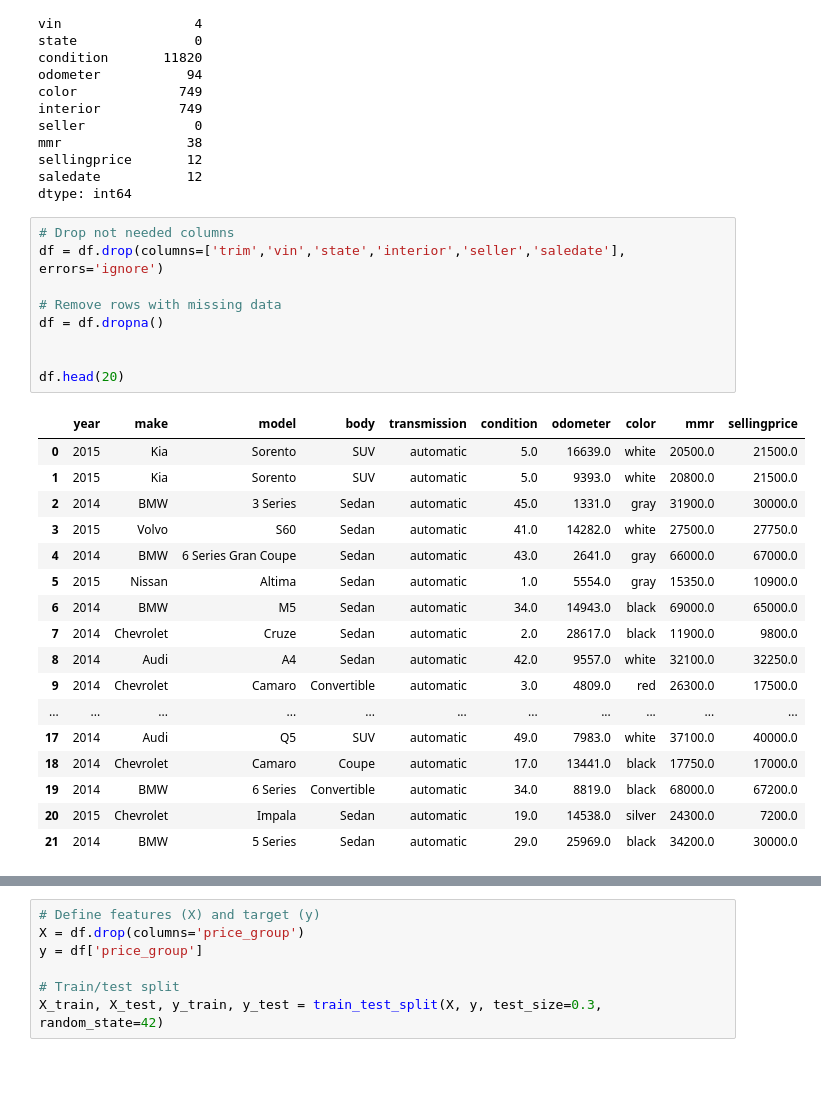
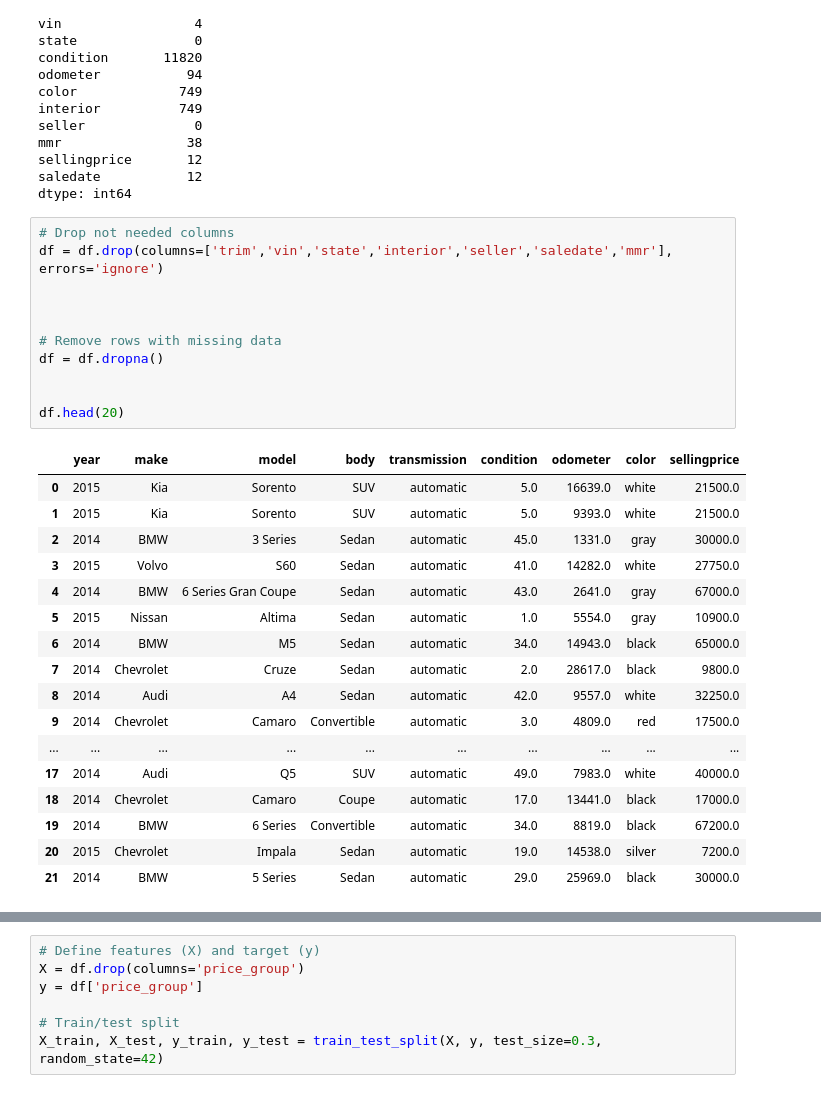
Before and after one commit to mjc136/DataScience, a Jupyter notebook: CarPricePredictor/CarPricePredictor.ipynb, the cells around one changed output, grey strips where cells are left out. Drawn from its saved outputs; the diff is of its cells as text.

```diff
--- a/CarPricePredictor/CarPricePredictor.ipynb
+++ b/CarPricePredictor/CarPricePredictor.ipynb
@@ -77,31 +77,33 @@ saledate           12
 dtype: int64
 # %%
 # Drop not needed columns
-df = df.drop(columns=['trim','vin','state','interior','seller','saledate'], errors='ignore')
+df = df.drop(columns=['trim','vin','state','interior','seller','saledate','mmr'], errors='ignore')
+
+
 
 # Remove rows with missing data
 df = df.dropna()
 
 
 df.head(20)
 # %% [output]
-|  | year | make | model | body | transmission | condition | odometer | color | mmr | sellingprice |
-| 0 | 2015 | Kia | Sorento | SUV | automatic | 5.0 | 16639.0 | white | 20500.0 | 21500.0 |
-| 1 | 2015 | Kia | Sorento | SUV | automatic | 5.0 | 9393.0 | white | 20800.0 | 21500.0 |
-| 2 | 2014 | BMW | 3 Series | Sedan | automatic | 45.0 | 1331.0 | gray | 31900.0 | 30000.0 |
-| 3 | 2015 | Volvo | S60 | Sedan | automatic | 41.0 | 14282.0 | white | 27500.0 | 27750.0 |
-| 4 | 2014 | BMW | 6 Series Gran Coupe | Sedan | automatic | 43.0 | 2641.0 | gray | 66000.0 | 67000.0 |
-| 5 | 2015 | Nissan | Altima | Sedan | automatic | 1.0 | 5554.0 | gray | 15350.0 | 10900.0 |
-| 6 | 2014 | BMW | M5 | Sedan | automatic | 34.0 | 14943.0 | black | 69000.0 | 65000.0 |
-| 7 | 2014 | Chevrolet | Cruze | Sedan | automatic | 2.0 | 28617.0 | black | 11900.0 | 9800.0 |
-| 8 | 2014 | Audi | A4 | Sedan | automatic | 42.0 | 9557.0 | white | 32100.0 | 32250.0 |
-| 9 | 2014 | Chevrolet | Camaro | Convertible | automatic | 3.0 | 4809.0 | red | 26300.0 | 17500.0 |
-| ... | ... | ... | ... | ... | ... | ... | ... | ... | ... | ... |
-| 17 | 2014 | Audi | Q5 | SUV | automatic | 49.0 | 7983.0 | white | 37100.0 | 40000.0 |
-| 18 | 2014 | Chevrolet | Camaro | Coupe | automatic | 17.0 | 13441.0 | black | 17750.0 | 17000.0 |
-| 19 | 2014 | BMW | 6 Series | Convertible | automatic | 34.0 | 8819.0 | black | 68000.0 | 67200.0 |
-| 20 | 2015 | Chevrolet | Impala | Sedan | automatic | 19.0 | 14538.0 | silver | 24300.0 | 7200.0 |
-| 21 | 2014 | BMW | 5 Series | Sedan | automatic | 29.0 | 25969.0 | black | 34200.0 | 30000.0 |
+|  | year | make | model | body | transmission | condition | odometer | color | sellingprice |
+| 0 | 2015 | Kia | Sorento | SUV | automatic | 5.0 | 16639.0 | white | 21500.0 |
+| 1 | 2015 | Kia | Sorento | SUV | automatic | 5.0 | 9393.0 | white | 21500.0 |
+| 2 | 2014 | BMW | 3 Series | Sedan | automatic | 45.0 | 1331.0 | gray | 30000.0 |
+| 3 | 2015 | Volvo | S60 | Sedan | automatic | 41.0 | 14282.0 | white | 27750.0 |
+| 4 | 2014 | BMW | 6 Series Gran Coupe | Sedan | automatic | 43.0 | 2641.0 | gray | 67000.0 |
+| 5 | 2015 | Nissan | Altima | Sedan | automatic | 1.0 | 5554.0 | gray | 10900.0 |
+| 6 | 2014 | BMW | M5 | Sedan | automatic | 34.0 | 14943.0 | black | 65000.0 |
+| 7 | 2014 | Chevrolet | Cruze | Sedan | automatic | 2.0 | 28617.0 | black | 9800.0 |
+| 8 | 2014 | Audi | A4 | Sedan | automatic | 42.0 | 9557.0 | white | 32250.0 |
+| 9 | 2014 | Chevrolet | Camaro | Convertible | automatic | 3.0 | 4809.0 | red | 17500.0 |
+| ... | ... | ... | ... | ... | ... | ... | ... | ... | ... |
+| 17 | 2014 | Audi | Q5 | SUV | automatic | 49.0 | 7983.0 | white | 40000.0 |
+| 18 | 2014 | Chevrolet | Camaro | Coupe | automatic | 17.0 | 13441.0 | black | 17000.0 |
+| 19 | 2014 | BMW | 6 Series | Convertible | automatic | 34.0 | 8819.0 | black | 67200.0 |
+| 20 | 2015 | Chevrolet | Impala | Sedan | automatic | 19.0 | 14538.0 | silver | 7200.0 |
+| 21 | 2014 | BMW | 5 Series | Sedan | automatic | 29.0 | 25969.0 | black | 30000.0 |
 # %%
 print(df.isnull().sum())
 print("Amount of columns: ", df.shape[0])
```
Also changed, not shown: parts of 6 cells of this notebook, 4 other files.
